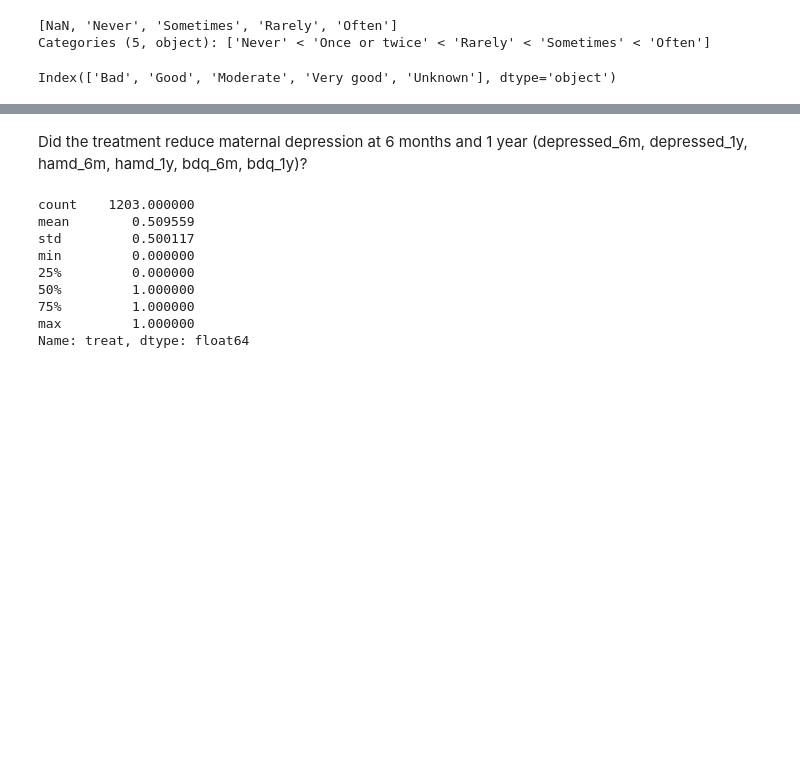
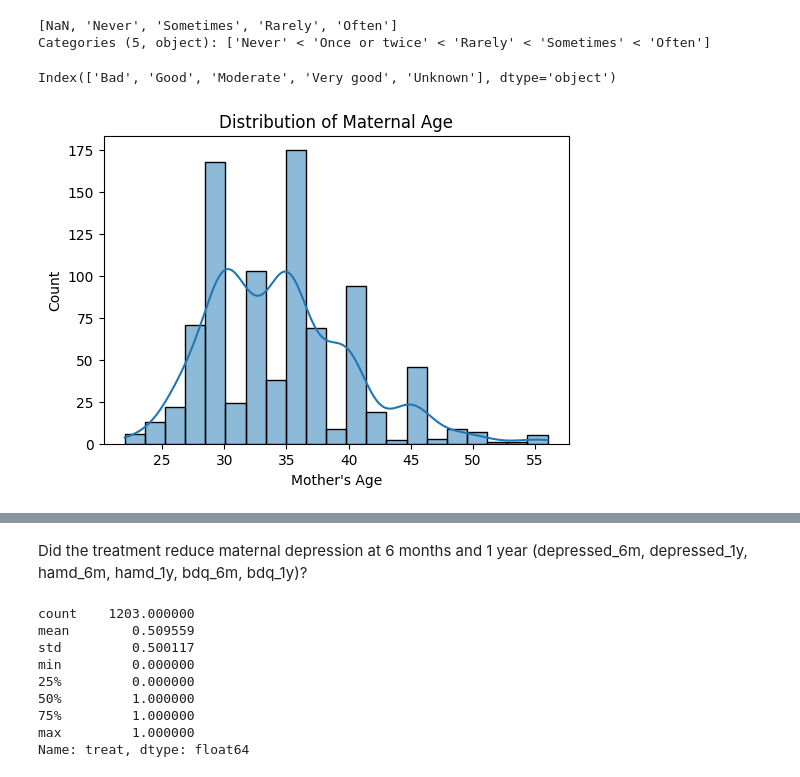
Before and after one commit to Human-Gechi/SCA-ML-AI-CHALLENGE, a Jupyter notebook: Code.ipynb, the cells around one changed output, grey strips where cells are left out. Cells and saved outputs as stored; diff of their text form; code cells hidden in the pictures; blank space fills up the shorter version.

```diff
--- a/Code.ipynb
+++ b/Code.ipynb
@@ -140,3 +140,12 @@ Index(['Bad', 'Good', 'Moderate', 'Very good', 'Unknown'], dtype='object')
 # %%
 categorical = ["grandmother","employed_mo","mo_360","ch_27",'ch_28', 'ch_29', 'ch_30', 'ch_31', 'ch_32', 'ch_33', 'ch_34', 'ch_35', 'ch_36']
 df[categorical] = df[categorical].astype("category")
+# %%
+#Age distribution
+plt.figure(figsize=(6,4))
+sn.histplot(df["age"].dropna(), kde=True)
+plt.title("Distribution of Maternal Age")
+plt.xlabel("Mother's Age")
+plt.show()
+# %% [output]
+[figure, added]
```
Also changed, not shown: parts of 3 cells of this notebook.
